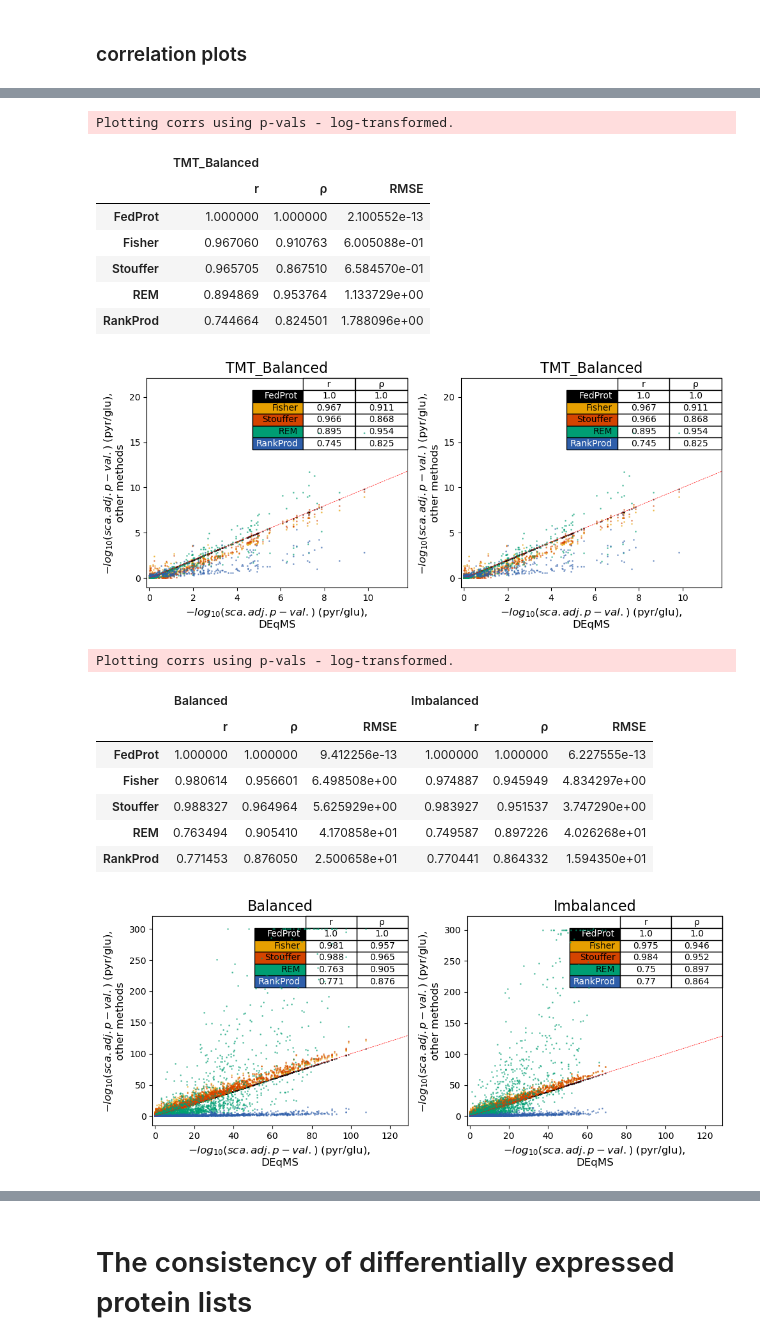
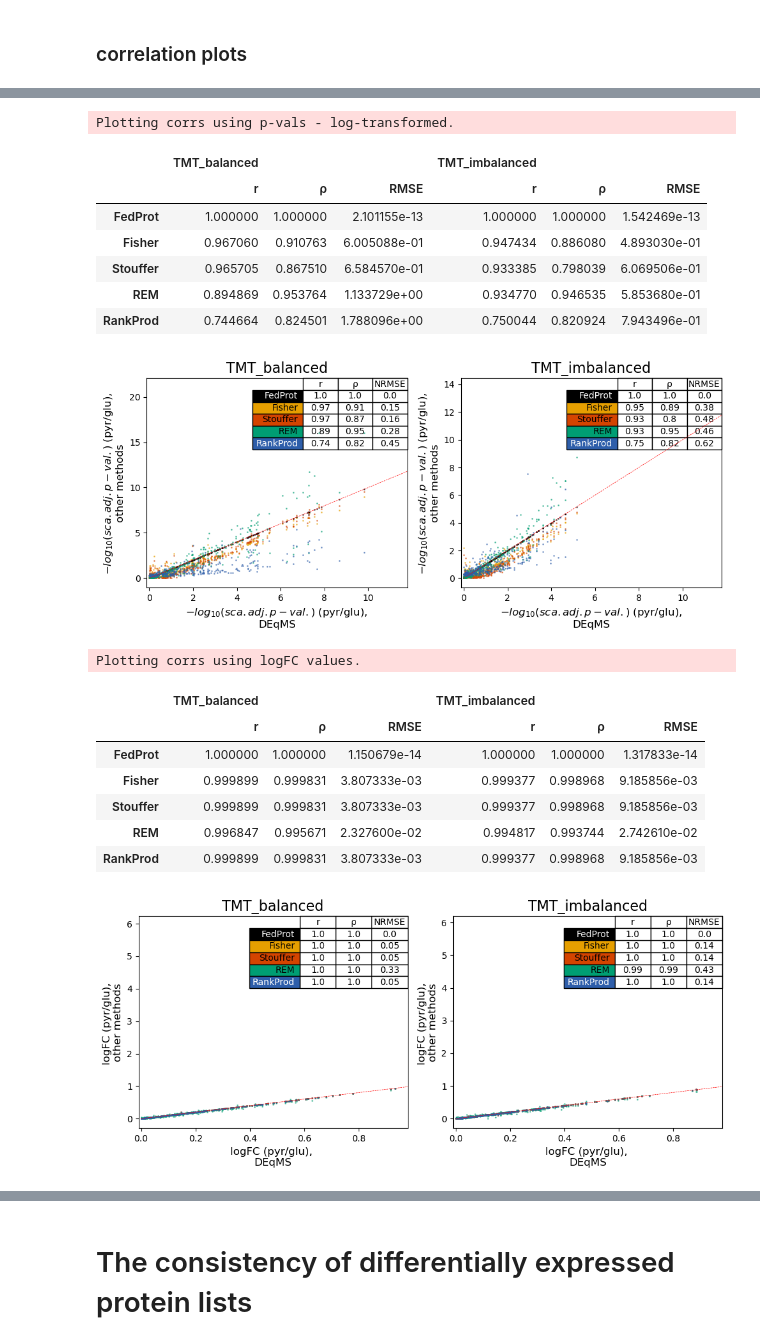
Before and after one commit to Freddsle/FedProt, a Jupyter notebook: evaluation/TMT_data/03_evaluation.ipynb, the cells around one changed output, grey strips where cells are left out. Saved outputs shown, nothing was run; the diff lists cells and outputs as text; code cells hidden in the pictures.

Commit message:
added evaluation results for 3 datasets

```diff
--- a/evaluation/TMT_data/03_evaluation.ipynb
+++ b/evaluation/TMT_data/03_evaluation.ipynb
@@ -28,16 +28,16 @@ workdir = root_dir + "01_smaller_lib_balanced_PG_MajorPG/results"
 df = fp_eval.read_results(workdir,
                           deqms_name="/central_res.tsv",
                           fedprot_name="/DPE.csv")
-dfs["TMT_Balanced"] = df
+dfs["TMT_balanced"] = df
 
-# workdir = root_dir + "imbalanced/results"
-# df = fp_eval.read_results(workdir,
-#                           deqms_name="/central_res.tsv",
-#                           fedprot_name="/DPE.csv")
-# dfs["Imbalanced"] = df
+workdir = root_dir + "01_smaller_lib_imbalanced_PG_MajorPG/results"
+df = fp_eval.read_results(workdir,
+                          deqms_name="/central_res.tsv",
+                          fedprot_name="/DPE.csv")
+dfs["TMT_imbalanced"] = df
 
 
-print(dfs["TMT_Balanced"].shape)
-dfs["TMT_Balanced"].head(4)
+print(dfs["TMT_imbalanced"].shape)
+dfs["TMT_imbalanced"].head(4)
 # %% [output]
 Results loaded from /home/yuliya/repos/cosybio/FedProt/evaluation/TMT_data/01_smaller_lib_balanced_PG_MajorPG/results with 325 genes. Adj.p-values were not log-transformed.
@@ -201,40 +213,40 @@ fp_eval.plt_results(
     color_dict=color_dict,
     what="pv_",
     text="", dotsize=1,
-    datasets=["TMT_Balanced", "TMT_Balanced"],
+    datasets=["TMT_balanced", "TMT_imbalanced"],
     add_table=True
 )
 
 # plt.savefig("/home/yuliya/repos/cosybio/FedDEqMS/data/04_evaluation/plots/" + "Fig3B_prototype.png", dpi=1200)
 # %% [output]
 Plotting corrs using p-vals - log-transformed.
-|  | TMT_Balanced |  |  |
-|  | r | ρ | RMSE |
-| FedProt | 1.000000 | 1.000000 | 2.100552e-13 |
-| Fisher | 0.967060 | 0.910763 | 6.005088e-01 |
-| Stouffer | 0.965705 | 0.867510 | 6.584570e-01 |
-| REM | 0.894869 | 0.953764 | 1.133729e+00 |
-| RankProd | 0.744664 | 0.824501 | 1.788096e+00 |
+|  | TMT_balanced |  |  | TMT_imbalanced |  |  |
+|  | r | ρ | RMSE | r | ρ | RMSE |
+| FedProt | 1.000000 | 1.000000 | 2.101155e-13 | 1.000000 | 1.000000 | 1.542469e-13 |
+| Fisher | 0.967060 | 0.910763 | 6.005088e-01 | 0.947434 | 0.886080 | 4.893030e-01 |
+| Stouffer | 0.965705 | 0.867510 | 6.584570e-01 | 0.933385 | 0.798039 | 6.069506e-01 |
+| REM | 0.894869 | 0.953764 | 1.133729e+00 | 0.934770 | 0.946535 | 5.853680e-01 |
+| RankProd | 0.744664 | 0.824501 | 1.788096e+00 | 0.750044 | 0.820924 | 7.943496e-01 |
-[figure, old version]
+[figure, new version]
 # %%
 fp_eval.plt_results(
     log_dfs,
     methods=["FedProt","Fisher","Stouffer","REM","RankProd"],
     color_dict=color_dict,
-    what="pv_",
+    what="lfc_",
     text="", dotsize=1,
-    datasets=["Balanced", "Imbalanced"],
+    datasets=["TMT_balanced", "TMT_imbalanced"],
     add_table=True
 )
 
 # plt.savefig("/home/yuliya/repos/cosybio/FedDEqMS/data/04_evaluation/plots/" + "Fig3B_prototype.png", dpi=1200)
 # %% [output]
-Plotting corrs using p-vals - log-transformed.
+Plotting corrs using logFC values.
-|  | Balanced |  |  | Imbalanced |  |  |
+|  | TMT_balanced |  |  | TMT_imbalanced |  |  |
 |  | r | ρ | RMSE | r | ρ | RMSE |
-| FedProt | 1.000000 | 1.000000 | 9.412256e-13 | 1.000000 | 1.000000 | 6.227555e-13 |
-| Fisher | 0.980614 | 0.956601 | 6.498508e+00 | 0.974887 | 0.945949 | 4.834297e+00 |
-| Stouffer | 0.988327 | 0.964964 | 5.625929e+00 | 0.983927 | 0.951537 | 3.747290e+00 |
-| REM | 0.763494 | 0.905410 | 4.170858e+01 | 0.749587 | 0.897226 | 4.026268e+01 |
-| RankProd | 0.771453 | 0.876050 | 2.500658e+01 | 0.770441 | 0.864332 | 1.594350e+01 |
+| FedProt | 1.000000 | 1.000000 | 1.150679e-14 | 1.000000 | 1.000000 | 1.317833e-14 |
+| Fisher | 0.999899 | 0.999831 | 3.807333e-03 | 0.999377 | 0.998968 | 9.185856e-03 |
+| Stouffer | 0.999899 | 0.999831 | 3.807333e-03 | 0.999377 | 0.998968 | 9.185856e-03 |
+| REM | 0.996847 | 0.995671 | 2.327600e-02 | 0.994817 | 0.993744 | 2.742610e-02 |
+| RankProd | 0.999899 | 0.999831 | 3.807333e-03 | 0.999377 | 0.998968 | 9.185856e-03 |
-[figure, old version]
+[figure, new version]
```
Also changed, not shown: parts of 8 cells of this notebook, 9 other files.
